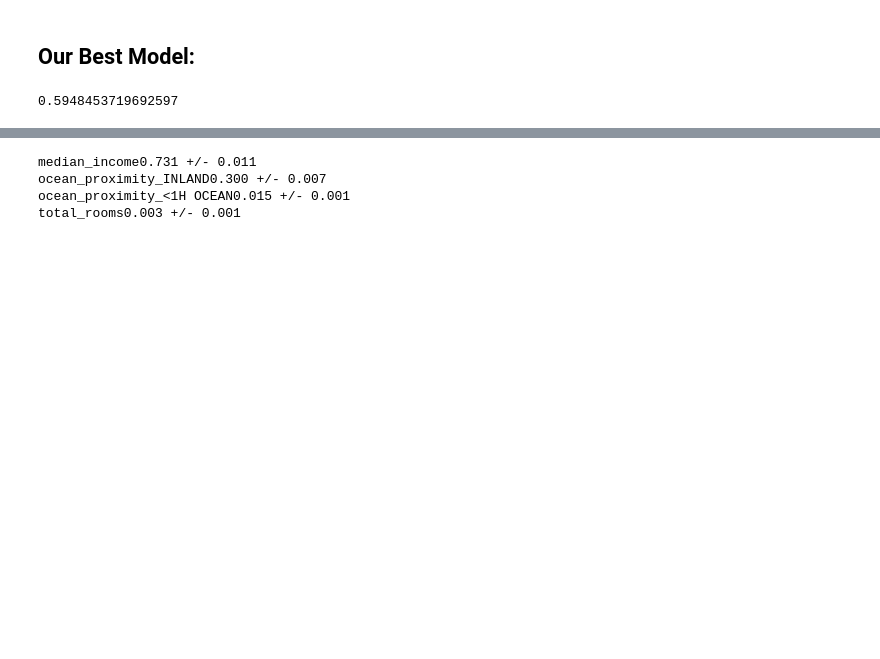
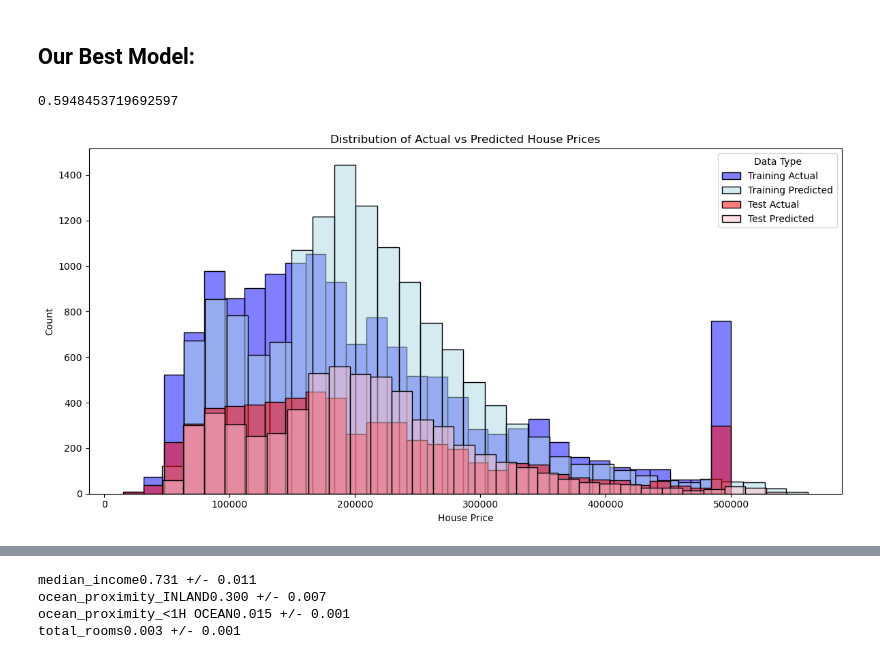
Before and after one commit to elmunoz42/python-plots, a Jupyter notebook: module8/try-it_8_1_starter/try_it_8.1-starter.ipynb, the cells around one changed output, grey strips where cells are left out. Drawn from its saved outputs; the diff is of its cells as text; code cells hidden in the pictures; blank space fills up the shorter version.

```diff
--- a/module8/try-it_8_1_starter/try_it_8.1-starter.ipynb
+++ b/module8/try-it_8_1_starter/try_it_8.1-starter.ipynb
@@ -262,3 +262,39 @@ test_mse = mean_squared_error(test_pred, y_test)
 pipe.score(X_test, y_test)
 # %% [output]
 0.5948453719692597
+# %%
+import warnings
+warnings.filterwarnings('ignore', category=FutureWarning)
+# Create a figure with larger size
+plt.figure(figsize=(12, 6))
+
+# Replace inf values with NaN
+y_train_clean = np.nan_to_num(y_train, nan=np.nan)
+train_pred_clean = np.nan_to_num(train_pred, nan=np.nan)
+y_test_clean = np.nan_to_num(y_test, nan=np.nan)
+test_pred_clean = np.nan_to_num(test_pred, nan=np.nan)
+
+# Create histogram plots for each dataset
+sns.histplot(data=pd.Series(y_train_clean), label='Training Actual', alpha=0.5, color='blue', bins=30, stat='count')
+sns.histplot(data=pd.Series(train_pred_clean), label='Training Predicted', alpha=0.5, color='lightblue', bins=30, stat='count')
+sns.histplot(data=pd.Series(y_test_clean), label='Test Actual', alpha=0.5, color='red', bins=30, stat='count')
+sns.histplot(data=pd.Series(test_pred_clean), label='Test Predicted', alpha=0.5, color='pink', bins=30, stat='count')
+
+# Customize the plot
+plt.xlabel('House Price')
+plt.ylabel('Count')
+plt.title('Distribution of Actual vs Predicted House Prices')
+
+# Add legend
+plt.legend(title='Data Type')
+
+# Adjust layout
+plt.tight_layout()
+
+# Save the plot
+plt.savefig('images/fig_predictions.jpg')
+
+# Show the plot
+plt.show()
+# %% [output]
+[figure, added]
```
Also changed, not shown: parts of 4 cells of this notebook, 13 other files.
